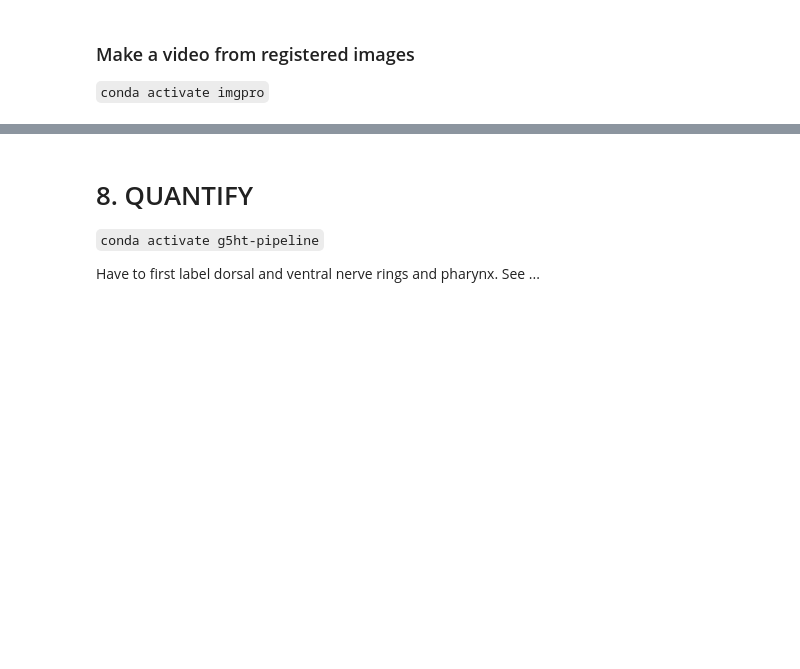
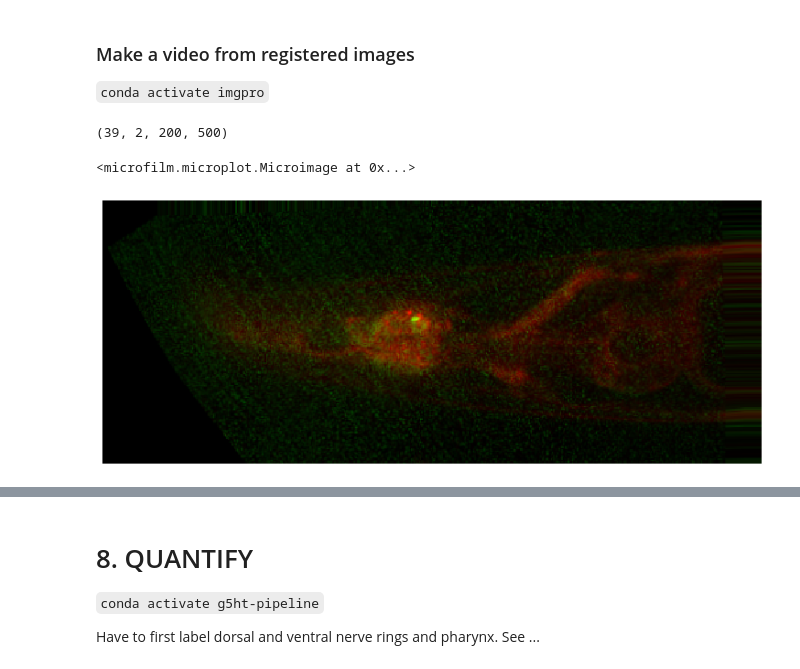
Before and after one commit to MunibH/g5ht-pipeline, a Jupyter notebook: run_pipeline.ipynb, the cells around one changed output, grey strips where cells are left out. Drawn from its saved outputs; the diff is of its cells as text; code cells hidden in the pictures; blank space fills up the shorter version.

```diff
--- a/run_pipeline.ipynb
+++ b/run_pipeline.ipynb
@@ -294,2 +296,11 @@ for i in tqdm(range(len(reg_contents))):
+# %%
+im.shape
+# %% [output]
+(39, 2, 200, 500)
+# %%
+microshow(im[18,:,:,:],cmaps=['green','red'], flip_map=False, fig_scaling=10)
+# %% [output]
+<microfilm.microplot.Microimage at 0x...>
+[figure, added]
 # %%
 mip.shape
```
Also changed, not shown: parts of 4 cells of this notebook, 3 other files.
